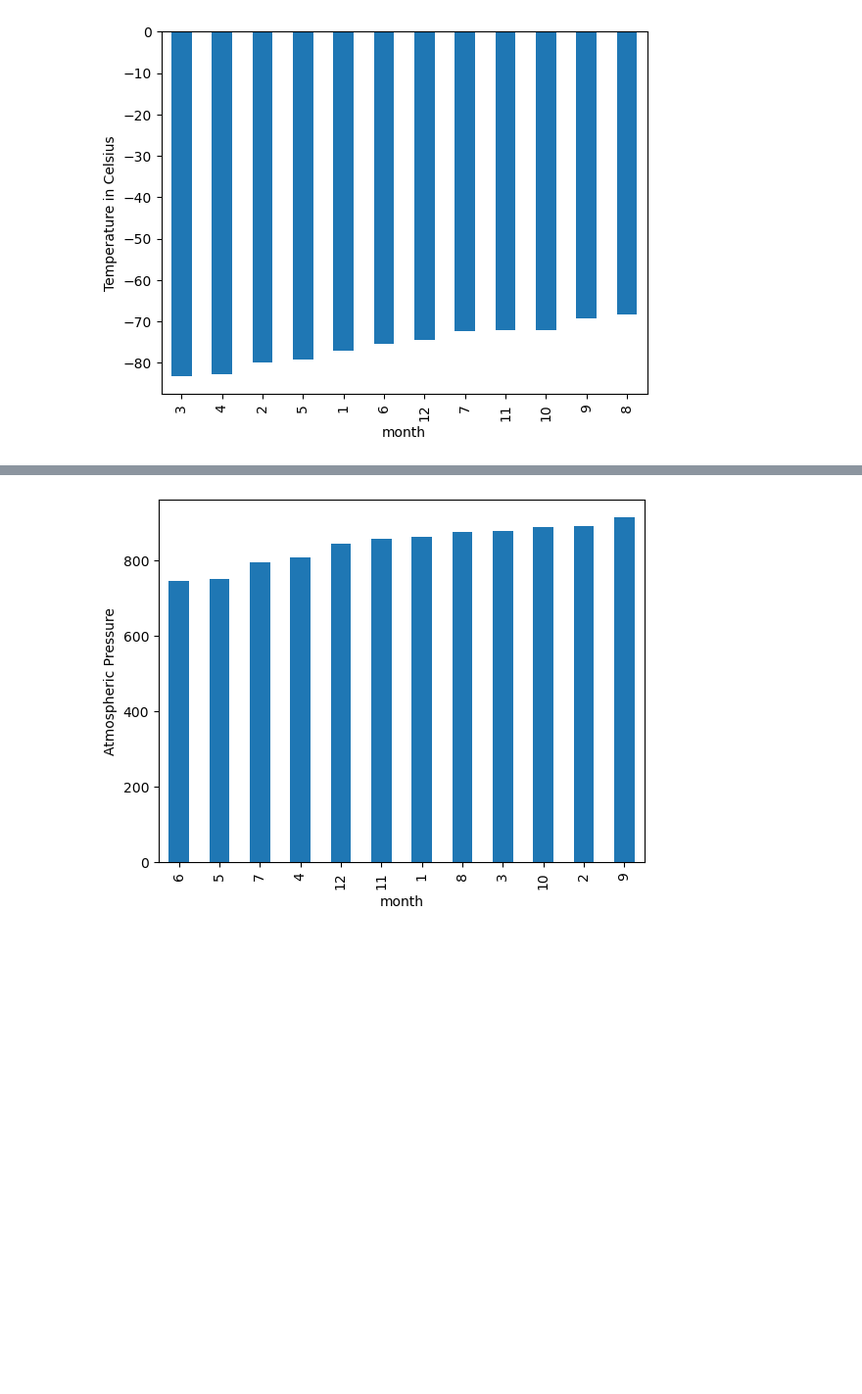
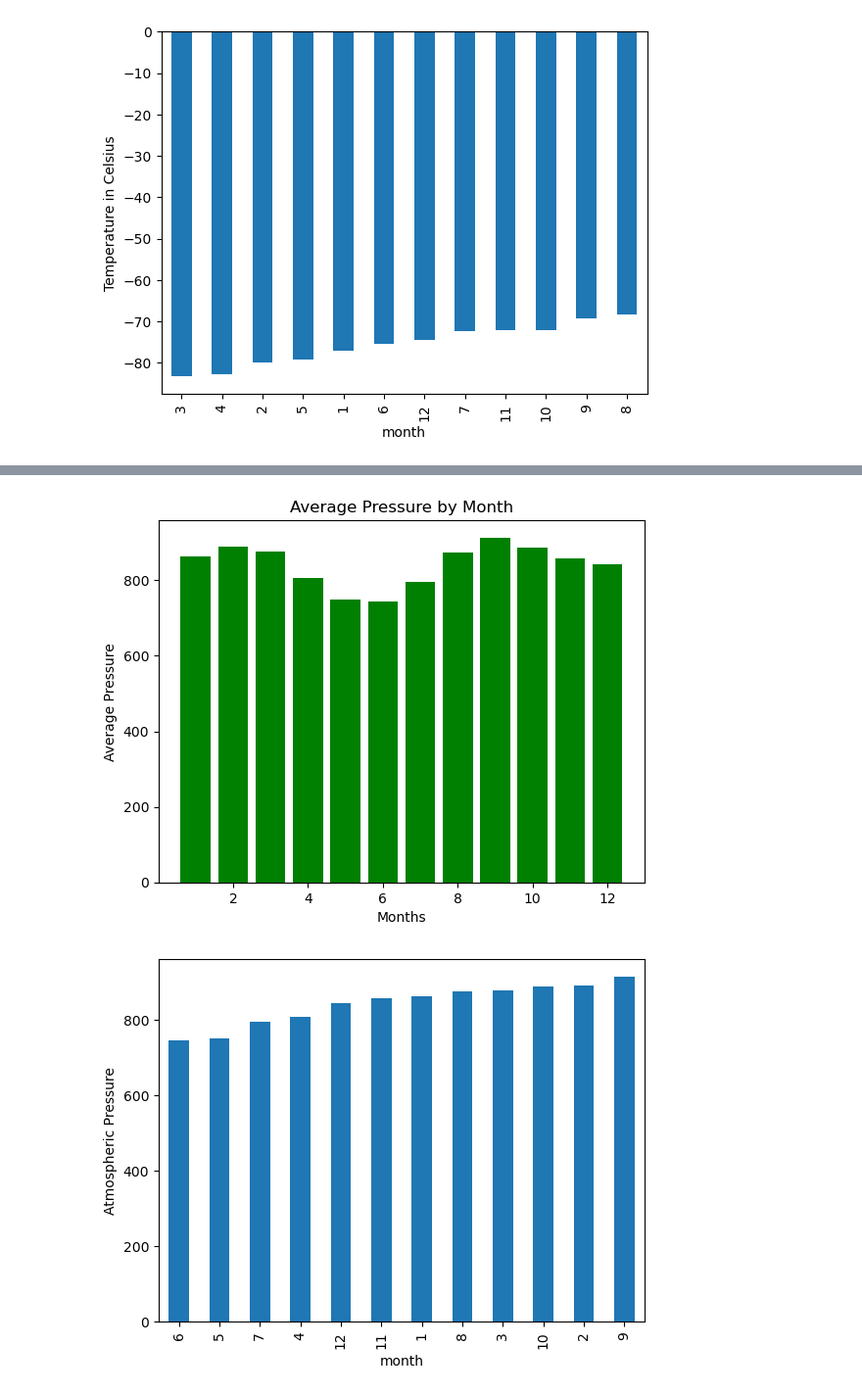
Before and after one commit to IsmailBilal92/Module-11-Challenge, a Jupyter notebook: Starter_Code/part_2_mars_weather.ipynb, the cells around one changed output, grey strips where cells are left out. Shown at 98% size. Drawn from its saved outputs; the diff is of its cells as text; code cells hidden in the pictures; blank space fills up the shorter version.

```diff
--- a/Starter_Code/part_2_mars_weather.ipynb
+++ b/Starter_Code/part_2_mars_weather.ipynb
@@ -214,3 +261,4 @@ Name: min_temp, dtype: float64
 [figure]
 # %%
 # 4. Average pressure by Martian month
+Avg_pressure=weather_df.groupby(['month'])['pressure'].mean()
@@ -231,0 +265,4 @@ Name: pressure, dtype: float64
+# %%
+Avg_pressure = Avg_pressure.to_frame()
+Avg_pressure = Avg_pressure .reset_index()
+Avg_pressure
@@ -231,0 +283,3 @@ Name: pressure, dtype: float64
+# %%
+Sort= Avg_pressure.sort_values(by='pressure')
+Sort
@@ -232,3 +300,11 @@ Name: pressure, dtype: float64
+# %%
+plt.bar(Sort['month'],Sort["pressure"], color='g', align="center")
+plt.xlabel('Months')
+plt.ylabel('Average Pressure')
+plt.title('Average Pressure by Month')
+plt.show()
+# %% [output]
+[figure, added]
 # %%
 # Plot the average pressure by month
 # %% [output]
```
Also changed, not shown: parts of 24 cells of this notebook, 1 other file.
